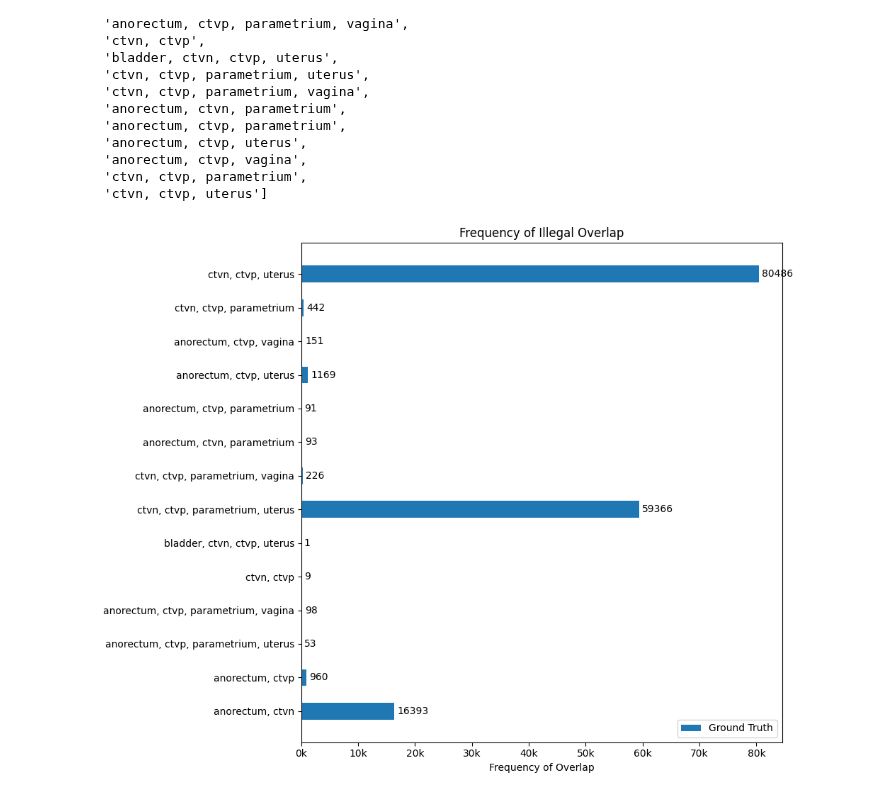
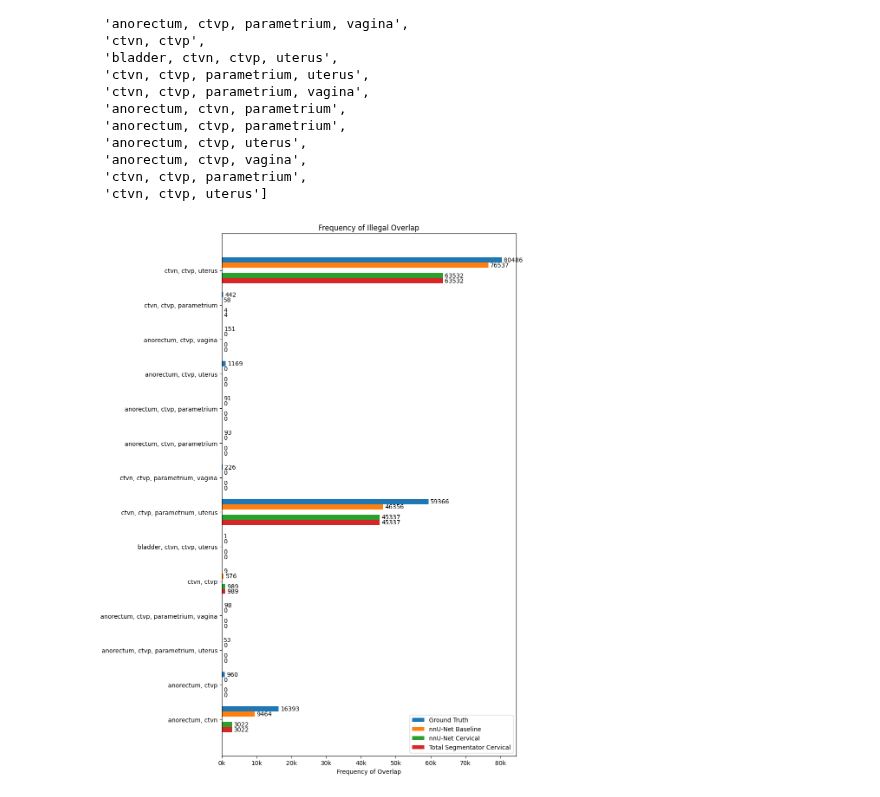
Before and after one commit to avzh1/radiotherapy, a Jupyter notebook: research/source/code/nnUNet/3_gt_engineering/5_num_incorrect_classifications copy.ipynb, the cells around one changed output. Drawn from its saved outputs; the diff is of its cells as text; code cells hidden in the pictures.

Commit message:
illegal overlap refinement

```diff
--- a/research/source/code/nnUNet/3_gt_engineering/5_num_incorrect_classifications copy.ipynb
+++ b/research/source/code/nnUNet/3_gt_engineering/5_num_incorrect_classifications copy.ipynb
@@ -382,48 +382,48 @@ import matplotlib.pyplot as plt
 import matplotlib.ticker as ticker
 import numpy as np
 
-fig, ax1 = plt.subplots(figsize=(10, 7))
+fig, ax1 = plt.subplots(figsize=(11, 13))
 
 N = len(type_of_overlap_non_zero)
 ind = np.arange(N)  # the x locations for the groups
 
 # Plot bars
-height = .5
-bars1 = ax1.barh(ind, frequency_of_overlap_non_zero, height=height, label='Ground Truth')
-# bars2 = ax1.barh(ind + 3 * height, frequency_of_overlap_non_zero_nnunet_baseline, height=height, label='nnU-Net Baseline')
+height = 0.15
+bars1 = ax1.barh(ind + 4 * height, frequency_of_overlap_non_zero, height=height, label='Ground Truth')
+bars2 = ax1.barh(ind + 3 * height, frequency_of_overlap_non_zero_nnunet_baseline, height=height, label='nnU-Net Baseline')
 # bars3 = ax1.barh(ind + 2 * height, frequency_of_overlap_non_zero_totalsegmentator_baseline, height=height, label='Total Segmentator Baseline')
-# bars4 = ax1.barh(ind + 1 * height, frequency_of_overlap_non_zero_nnunet_cervical, height=height, label='nnU-Net Cervical')
-# bars5 = ax1.barh(ind + 0 * height, frequency_of_overlap_non_zero_totalsegmentator_cervical, height=height, label='Total Segmentator Cervical')
+bars4 = ax1.barh(ind + 1 * height, frequency_of_overlap_non_zero_nnunet_cervical, height=height, label='nnU-Net Cervical')
+bars5 = ax1.barh(ind + 0 * height, frequency_of_overlap_non_zero_totalsegmentator_cervical, height=height, label='Total Segmentator Cervical')
 
 # Customize plot
 ax1.set_xlabel('Frequency of Overlap')
-ax1.set_yticks(ind)
+ax1.set_yticks(ind + height * 2)
 ax1.set_yticklabels(type_of_overlap_non_zero)
 ax1.tick_params(axis='y', rotation=0)
 ax1.xaxis.set_major_formatter(ticker.FuncFormatter(lambda x, pos: f'{x/1000:.0f}k'))
 
 # Add value labels to bars
 def add_value_labels(bars):
     for bar in bars:
         width = bar.get_width()
         ax1.annotate(f'{width}', xy=(width, bar.get_y() + bar.get_height() / 2),
                      xytext=(3, 0),  # 3 points horizontal offset
                      textcoords="offset points",
                      ha='left', va='center')
 
 # Call function to add labels
 add_value_labels(bars1)
-# add_value_labels(bars2)
+add_value_labels(bars2)
 # add_value_labels(bars3)
-# add_value_labels(bars4)
-# add_value_labels(bars5)
+add_value_labels(bars4)
+add_value_labels(bars5)
 
 # Add legend and title
 plt.legend()
 plt.title('Frequency of Illegal Overlap')
 
 plt.tight_layout()  # Ensures all labels and titles fit within the figure area
 
 plt.show()
 # %% [output]
-[figure, old version]
+[figure, new version]
```
Also changed, not shown: 1 other file.
